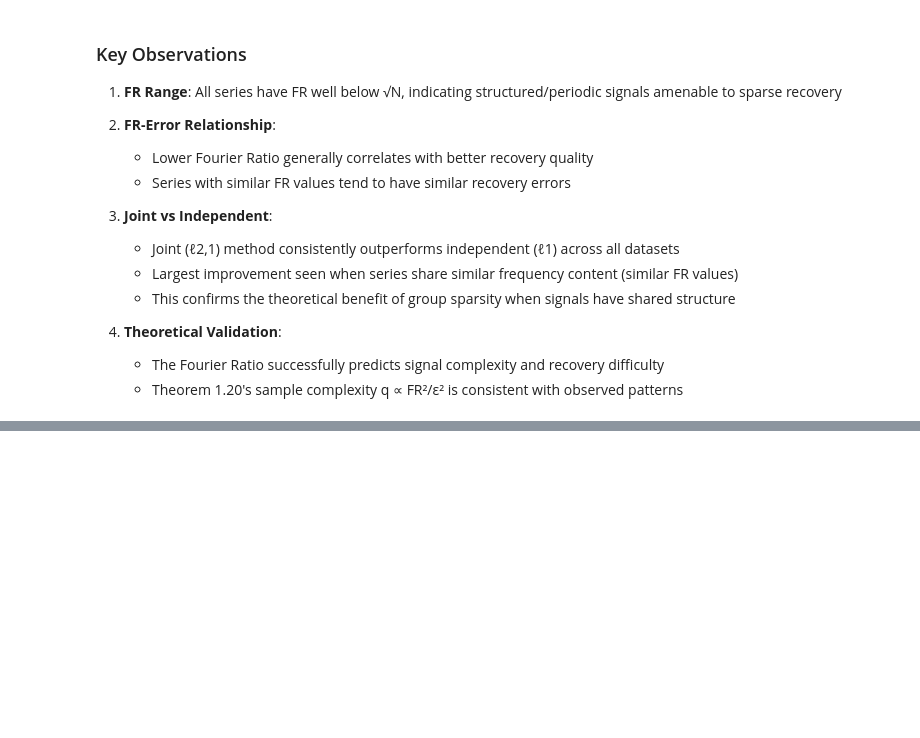
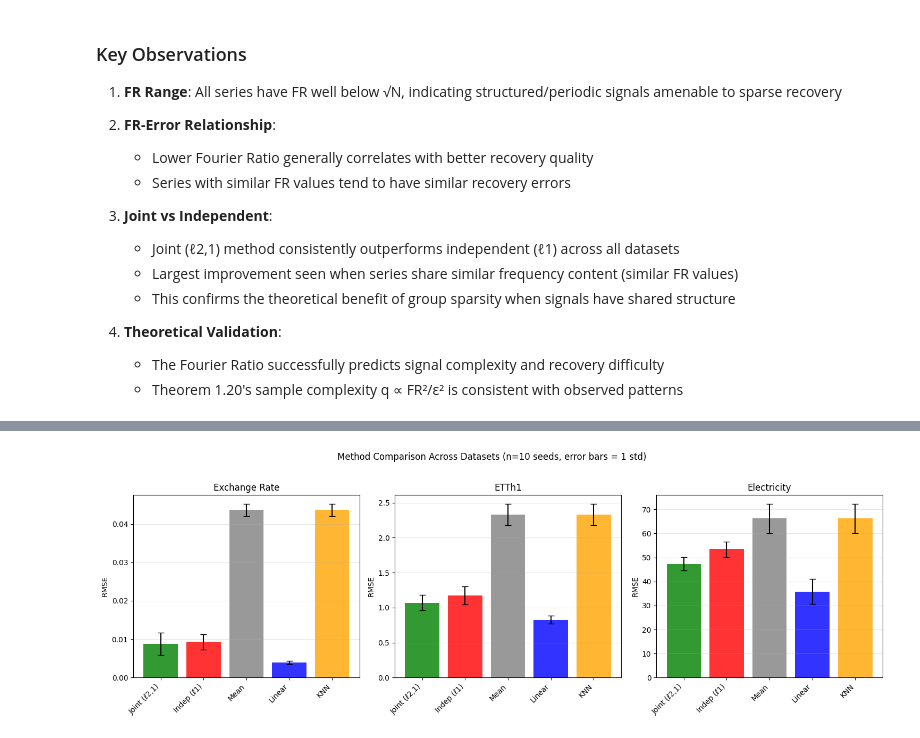
Before and after one commit to 0stapfreeman/TS-research, a Jupyter notebook: notebooks/joint_imputation_experiments.ipynb, the cells around one changed output, grey strips where cells are left out. Drawn from its saved outputs; the diff is of its cells as text; code cells hidden in the pictures; blank space fills up the shorter version.

```diff
--- a/notebooks/joint_imputation_experiments.ipynb
+++ b/notebooks/joint_imputation_experiments.ipynb
@@ -463,0 +581,16 @@ plt.show()
+# %%
+# Run with 10 seeds on Electricity data
+print("Running multi-seed experiment on Electricity...")
+results_elec_multi = run_multi_seed_experiment(X_elec, keep_prob=0.7, seeds=list(range(10)))
+stats_elec = compute_statistics(results_elec_multi)
+
+print("\n=== Electricity: Multi-Seed Results (n=10) ===")
+print(f"Joint (ℓ2,1):     {stats_elec['mean_joint']:.4f} ± {stats_elec['std_joint']:.4f}")
+print(f"Independent (ℓ1): {stats_elec['mean_ind']:.4f} ± {stats_elec['std_ind']:.4f}")
+print(f"Mean:             {stats_elec['mean_mean']:.4f} ± {stats_elec['std_mean']:.4f}")
+print(f"Linear:           {stats_elec['mean_linear']:.4f} ± {stats_elec['std_linear']:.4f}")
+print(f"KNN:              {stats_elec['mean_knn']:.4f} ± {stats_elec['std_knn']:.4f}")
+print(f"\np-value (joint vs indep):  {stats_elec['pvalue_joint_vs_ind']:.4f}")
+print(f"p-value (joint vs mean):   {stats_elec['pvalue_joint_vs_mean']:.4f}")
+print(f"p-value (joint vs linear): {stats_elec['pvalue_joint_vs_linear']:.4f}")
+print(f"p-value (joint vs KNN):    {stats_elec['pvalue_joint_vs_knn']:.4f}")
@@ -463,0 +671,30 @@ plt.show()
+# %%
+# Combined bar chart for all datasets (normalized by mean baseline for comparison)
+fig, axes = plt.subplots(1, 3, figsize=(15, 5))
+
+all_stats = [
+    ('Exchange Rate', stats_exch),
+    ('ETTh1', stats_ett),
+    ('Electricity', stats_elec)
+]
+
+for ax, (name, stats) in zip(axes, all_stats):
+    means = [stats['mean_joint'], stats['mean_ind'], stats['mean_mean'],
+             stats['mean_linear'], stats['mean_knn']]
+    stds = [stats['std_joint'], stats['std_ind'], stats['std_mean'],
+            stats['std_linear'], stats['std_knn']]
+
+    x = np.arange(len(methods))
+    bars = ax.bar(x, means, yerr=stds, capsize=4, color=colors, alpha=0.8)
+
+    ax.set_ylabel('RMSE')
+    ax.set_title(f'{name}')
+    ax.set_xticks(x)
+    ax.set_xticklabels(methods, rotation=45, ha='right')
+    ax.grid(True, alpha=0.3, axis='y')
+
+plt.suptitle('Method Comparison Across Datasets (n=10 seeds, error bars = 1 std)', y=1.02)
+plt.tight_layout()
+plt.show()
+# %% [output]
+[figure, added]
```
Also changed, not shown: parts of 33 cells of this notebook, 11 other files.
